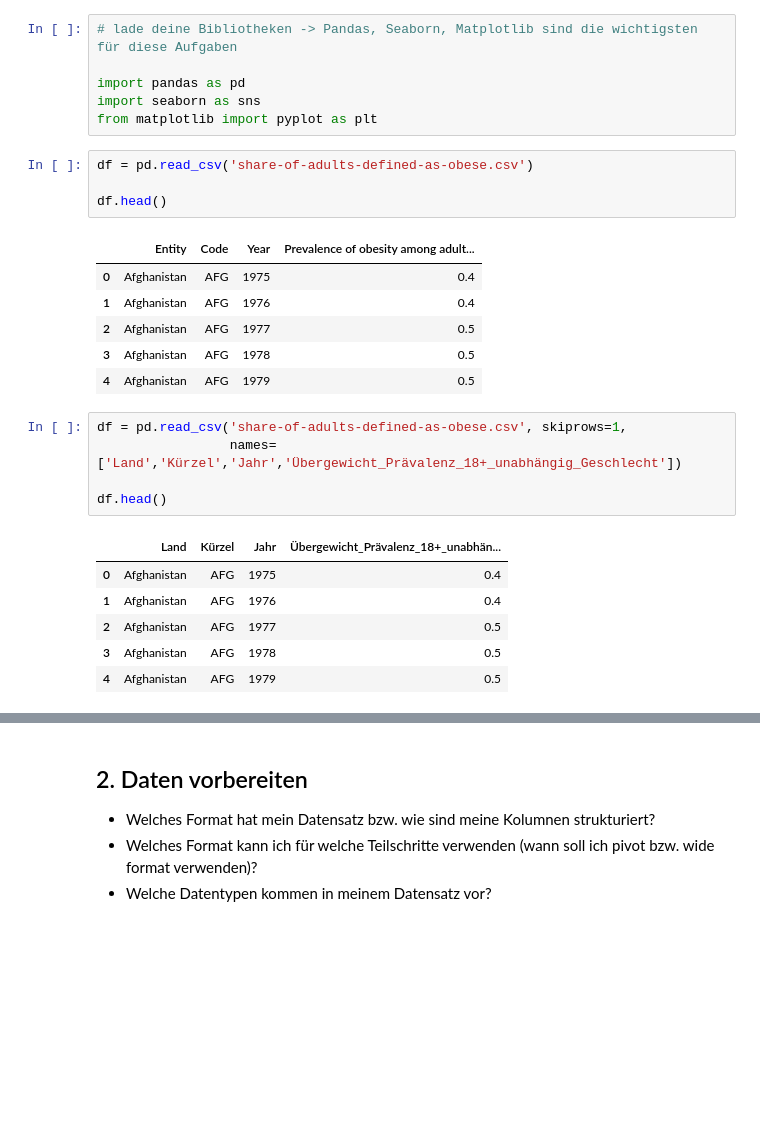
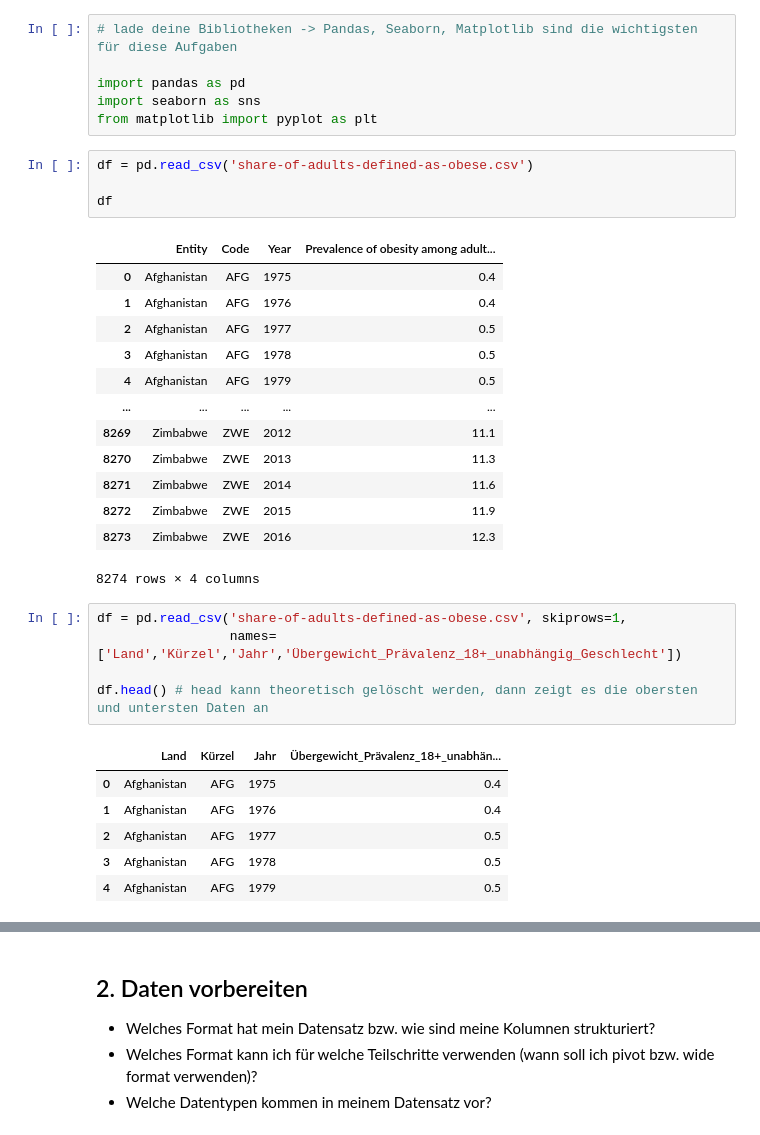
Before and after one commit to Hirnfresser/Leistungsnachweis_Phyton, a Jupyter notebook: Grundgerüst_Leistungsnachweis.ipynb, the cells around one changed output, grey strips where cells are left out. Saved outputs shown, nothing was run; the diff lists cells and outputs as text; blank space fills up the shorter version.

```diff
--- a/Grundgerüst_Leistungsnachweis.ipynb
+++ b/Grundgerüst_Leistungsnachweis.ipynb
@@ -45,19 +45,26 @@ from matplotlib import pyplot as plt
 # %%
 df = pd.read_csv('share-of-adults-defined-as-obese.csv')
 
-df.head()
+df
 # %% [output]
 |  | Entity | Code | Year | Prevalence of obesity among adult... |
 | 0 | Afghanistan | AFG | 1975 | 0.4 |
 | 1 | Afghanistan | AFG | 1976 | 0.4 |
 | 2 | Afghanistan | AFG | 1977 | 0.5 |
 | 3 | Afghanistan | AFG | 1978 | 0.5 |
 | 4 | Afghanistan | AFG | 1979 | 0.5 |
+| ... | ... | ... | ... | ... |
+| 8269 | Zimbabwe | ZWE | 2012 | 11.1 |
+| 8270 | Zimbabwe | ZWE | 2013 | 11.3 |
+| 8271 | Zimbabwe | ZWE | 2014 | 11.6 |
+| 8272 | Zimbabwe | ZWE | 2015 | 11.9 |
+| 8273 | Zimbabwe | ZWE | 2016 | 12.3 |
+8274 rows × 4 columns
 # %%
 df = pd.read_csv('share-of-adults-defined-as-obese.csv', skiprows=1,
                  names=['Land','Kürzel','Jahr','Übergewicht_Prävalenz_18+_unabhängig_Geschlecht'])
 
-df.head()
+df.head() # head kann theoretisch gelöscht werden, dann zeigt es die obersten und untersten Daten an
 # %% [output]
 |  | Land | Kürzel | Jahr | Übergewicht_Prävalenz_18+_unabhän... |
 | 0 | Afghanistan | AFG | 1975 | 0.4 |
```
Also changed, not shown: parts of 4 cells of this notebook.
